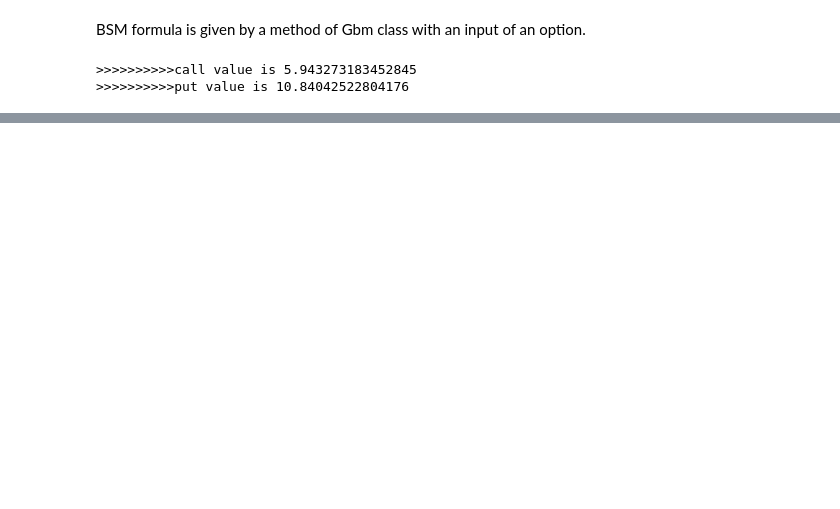
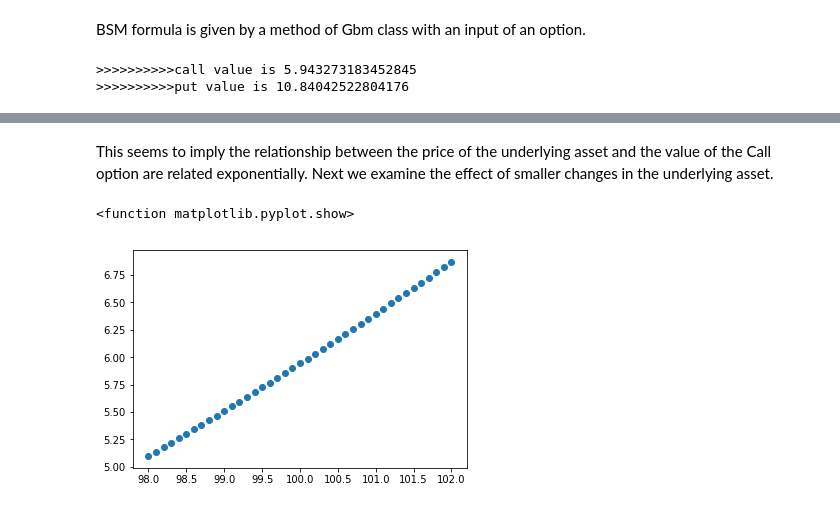
Before and after one commit to songqsh/MQP2019, a Jupyter notebook: Nick/Copy_of_bsm_formula_v01.ipynb, the cells around one changed output, grey strips where cells are left out. Drawn from its saved outputs; the diff is of its cells as text; code cells hidden in the pictures; blank space fills up the shorter version.

```diff
--- a/Nick/Copy_of_bsm_formula_v01.ipynb
+++ b/Nick/Copy_of_bsm_formula_v01.ipynb
@@ -139,0 +180,25 @@ print('>>>>>>>>>>put value is ' + str(gbm1.bsm_price(option2)))
+# %% [markdown]
+This seems to imply the relationship between the price of the underlying asset and the value of the Call option are related exponentially. Next we examine the effect of smaller changes in the underlying asset.
+# %%
+# Define a new GBM
+gbm3 = Gbm()
+
+'''=============
+Vary Underlying price between 98 and 102
+  With step size 0.1
+=============='''
+underlyingPrice = []        # Array of Underlying values s0 that will be used to plot
+optionPrice = []            # Array of Call option prices for associated s0
+for i in range(980, 1021):  # Iterate from 98 to 102 stepping up by 0.1
+  j = i / 10                # Divide by 10 to get the value we want
+  gbm3.init_state = j
+  callPrice = gbm3.bsm_price(option1)
+  underlyingPrice.append(j)
+  optionPrice.append(callPrice)
+
+# Print the plot
+plt.scatter(underlyingPrice, optionPrice)
+plt.show
+# %% [output]
+<function matplotlib.pyplot.show>
+[figure, added]
```
Also changed, not shown: parts of 22 cells of this notebook.
